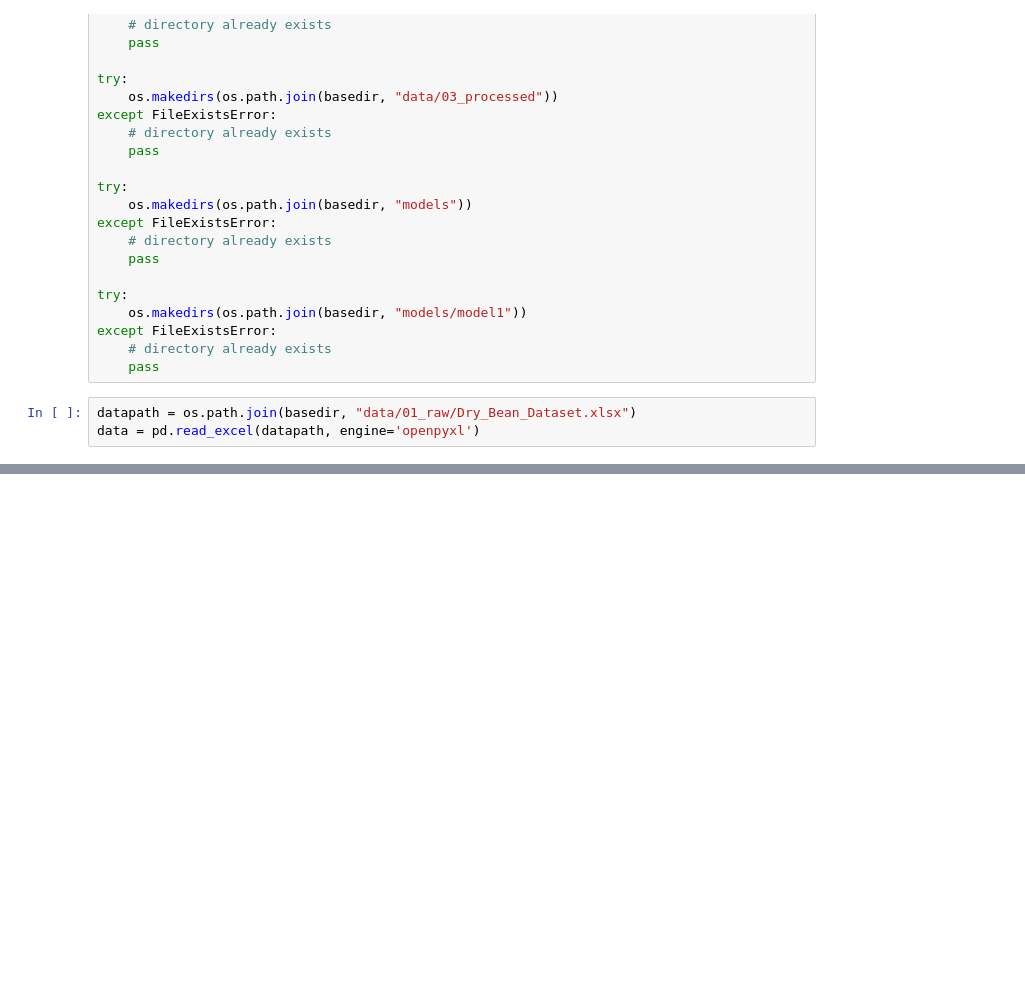
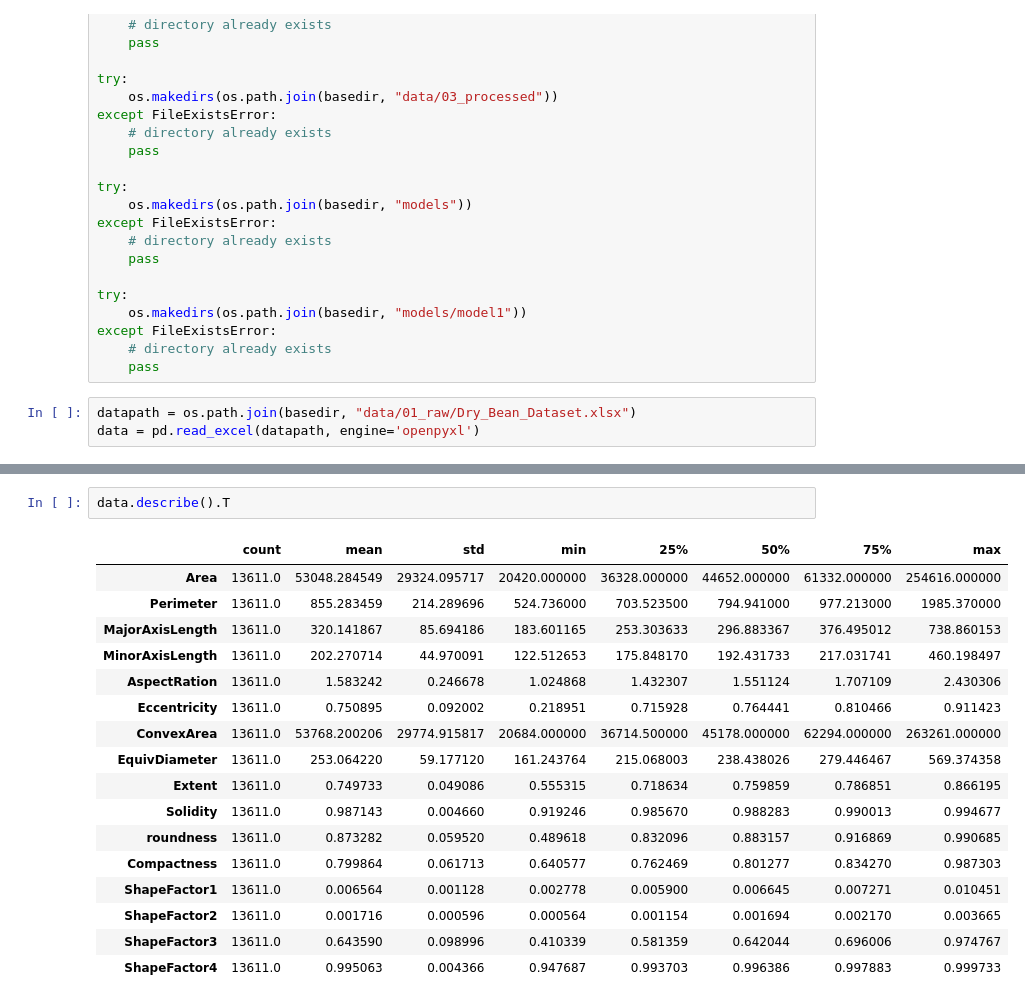
Before and after one commit to tlchampion/drybeans, a Jupyter notebook: notebooks/db_eda.ipynb, the cells around one changed output, grey strips where cells are left out. Saved outputs shown, nothing was run; the diff lists cells and outputs as text; blank space fills up the shorter version.

```diff
--- a/notebooks/db_eda.ipynb
+++ b/notebooks/db_eda.ipynb
@@ -115,0 +136,20 @@ df
+# %%
+data.describe().T
+# %% [output]
+|  | count | mean | std | min | 25% | 50% | 75% | max |
+| Area | 13611.0 | 53048.284549 | 29324.095717 | 20420.000000 | 36328.000000 | 44652.000000 | 61332.000000 | 254616.000000 |
+| Perimeter | 13611.0 | 855.283459 | 214.289696 | 524.736000 | 703.523500 | 794.941000 | 977.213000 | 1985.370000 |
+| MajorAxisLength | 13611.0 | 320.141867 | 85.694186 | 183.601165 | 253.303633 | 296.883367 | 376.495012 | 738.860153 |
+| MinorAxisLength | 13611.0 | 202.270714 | 44.970091 | 122.512653 | 175.848170 | 192.431733 | 217.031741 | 460.198497 |
+| AspectRation | 13611.0 | 1.583242 | 0.246678 | 1.024868 | 1.432307 | 1.551124 | 1.707109 | 2.430306 |
+| Eccentricity | 13611.0 | 0.750895 | 0.092002 | 0.218951 | 0.715928 | 0.764441 | 0.810466 | 0.911423 |
+| ConvexArea | 13611.0 | 53768.200206 | 29774.915817 | 20684.000000 | 36714.500000 | 45178.000000 | 62294.000000 | 263261.000000 |
+| EquivDiameter | 13611.0 | 253.064220 | 59.177120 | 161.243764 | 215.068003 | 238.438026 | 279.446467 | 569.374358 |
+| Extent | 13611.0 | 0.749733 | 0.049086 | 0.555315 | 0.718634 | 0.759859 | 0.786851 | 0.866195 |
+| Solidity | 13611.0 | 0.987143 | 0.004660 | 0.919246 | 0.985670 | 0.988283 | 0.990013 | 0.994677 |
+| roundness | 13611.0 | 0.873282 | 0.059520 | 0.489618 | 0.832096 | 0.883157 | 0.916869 | 0.990685 |
+| Compactness | 13611.0 | 0.799864 | 0.061713 | 0.640577 | 0.762469 | 0.801277 | 0.834270 | 0.987303 |
+| ShapeFactor1 | 13611.0 | 0.006564 | 0.001128 | 0.002778 | 0.005900 | 0.006645 | 0.007271 | 0.010451 |
+| ShapeFactor2 | 13611.0 | 0.001716 | 0.000596 | 0.000564 | 0.001154 | 0.001694 | 0.002170 | 0.003665 |
+| ShapeFactor3 | 13611.0 | 0.643590 | 0.098996 | 0.410339 | 0.581359 | 0.642044 | 0.696006 | 0.974767 |
+| ShapeFactor4 | 13611.0 | 0.995063 | 0.004366 | 0.947687 | 0.993703 | 0.996386 | 0.997883 | 0.999733 |
```
Also changed, not shown: parts of 4 cells of this notebook.
